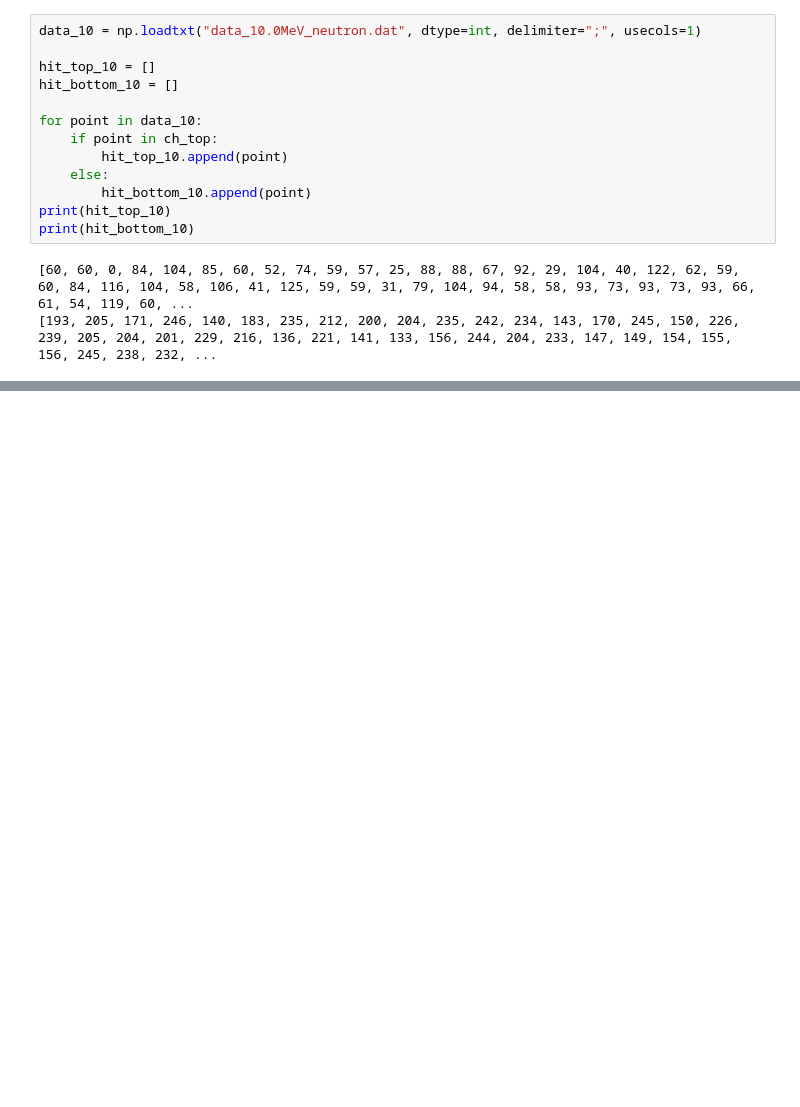
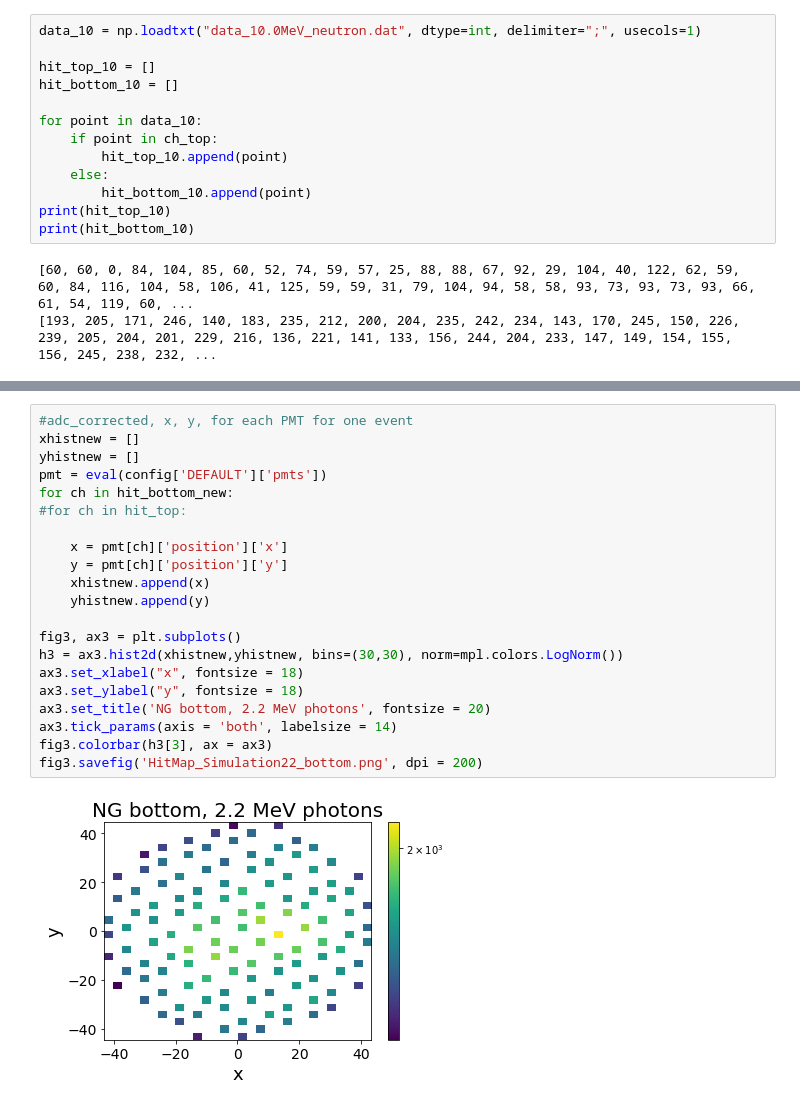
Before and after one commit to wesselrijk/XENON1T_NikhefProject, a Jupyter notebook: DataAnalysis/Simulation_hit-map.ipynb, the cells around one changed output, grey strips where cells are left out. Drawn from its saved outputs; the diff is of its cells as text; blank space fills up the shorter version.

```diff
--- a/DataAnalysis/Simulation_hit-map.ipynb
+++ b/DataAnalysis/Simulation_hit-map.ipynb
@@ -145,0 +164,23 @@ fig22.savefig('HitMap_Simulation10_top.png', dpi = 200)
+# %%
+#adc_corrected, x, y, for each PMT for one event
+xhistnew = []
+yhistnew = []
+pmt = eval(config['DEFAULT']['pmts'])
+for ch in hit_bottom_new:
+#for ch in hit_top:
+
+    x = pmt[ch]['position']['x']
+    y = pmt[ch]['position']['y']
+    xhistnew.append(x)
+    yhistnew.append(y)
+
+fig3, ax3 = plt.subplots()
+h3 = ax3.hist2d(xhistnew,yhistnew, bins=(30,30), norm=mpl.colors.LogNorm())
+ax3.set_xlabel("x", fontsize = 18)
+ax3.set_ylabel("y", fontsize = 18)
+ax3.set_title('NG bottom, 2.2 MeV photons', fontsize = 20)
+ax3.tick_params(axis = 'both', labelsize = 14)
+fig3.colorbar(h3[3], ax = ax3)
+fig3.savefig('HitMap_Simulation22_bottom.png', dpi = 200)
+# %% [output]
+[figure, added]
```
Also changed, not shown: parts of 4 cells of this notebook, 5 other files.
